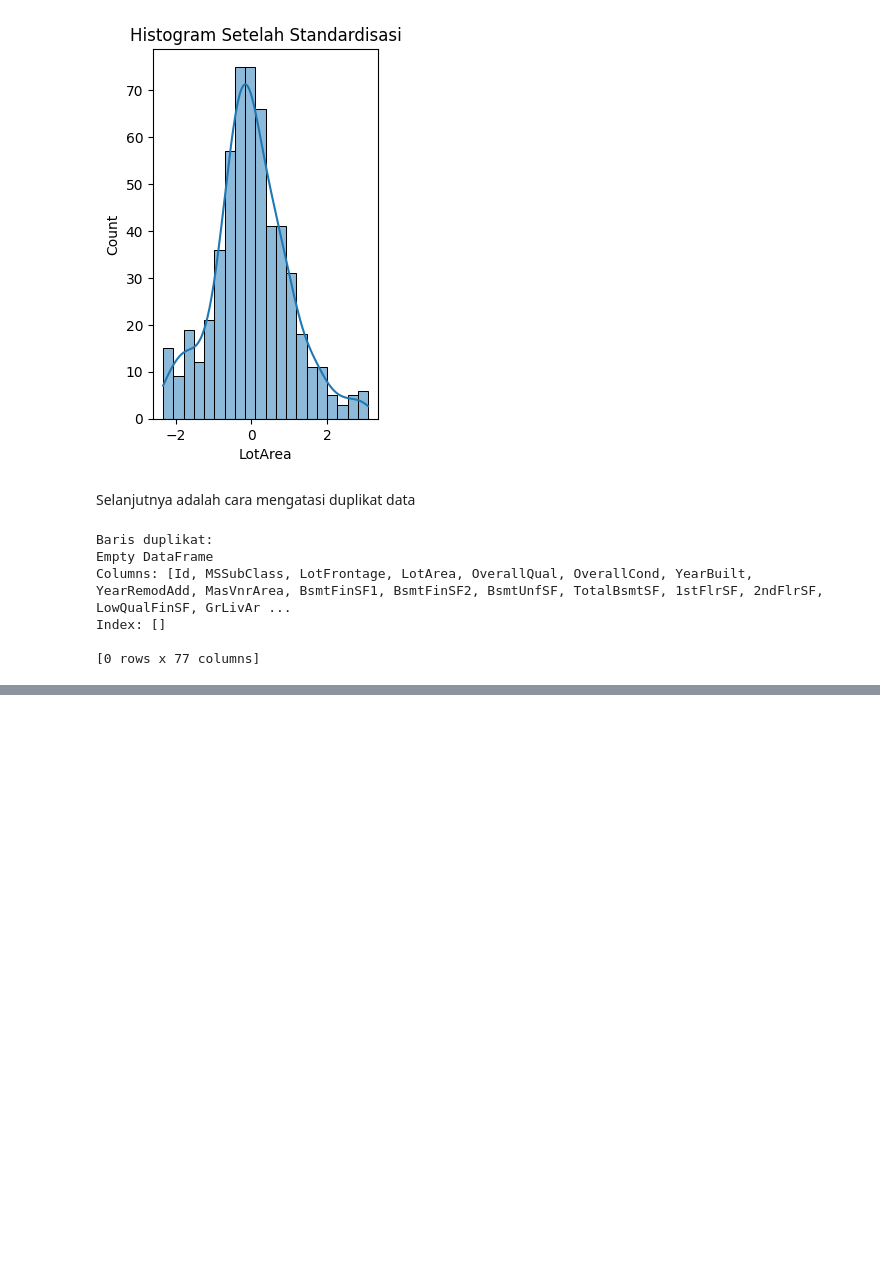
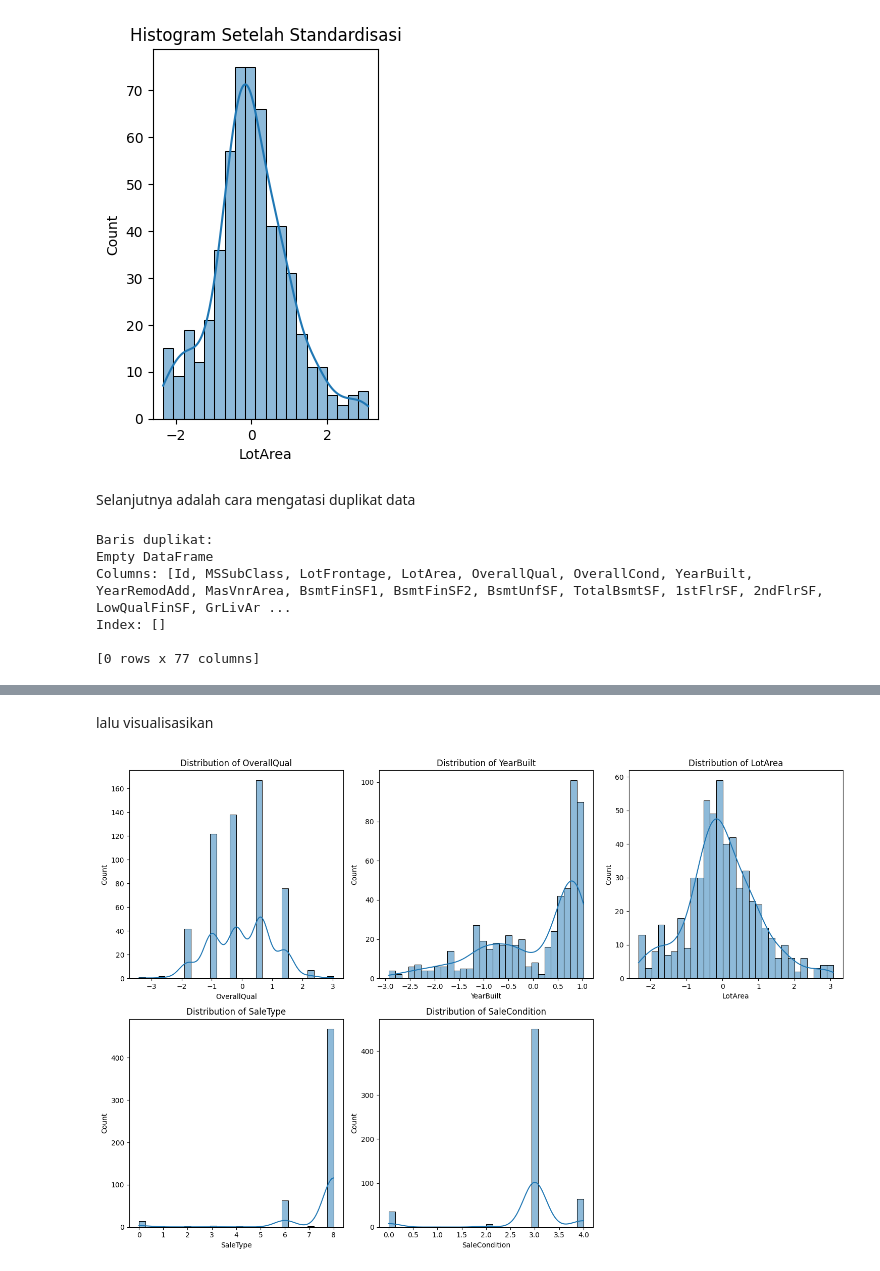
Before and after one commit to ruddypp/Latihan-machine-learning, a Jupyter notebook: Latihan_Machine_Learning_Workflow.ipynb, the cells around one changed output, grey strips where cells are left out. Drawn from its saved outputs; the diff is of its cells as text; code cells hidden in the pictures; blank space fills up the shorter version.

```diff
--- a/Latihan_Machine_Learning_Workflow.ipynb
+++ b/Latihan_Machine_Learning_Workflow.ipynb
@@ -260,0 +412,19 @@ LANJUT DI DUPLIKASI DATA YA
+# %% [markdown]
+lalu visualisasikan
+# %%
+import matplotlib.pyplot as plt
+import seaborn as sns
+
+# Visualisasi distribusi data untuk beberapa kolom
+columns_to_plot = ['OverallQual', 'YearBuilt', 'LotArea', 'SaleType', 'SaleCondition']
+
+plt.figure(figsize=(15, 10))
+for i, column in enumerate(columns_to_plot, 1):
+    plt.subplot(2, 3, i)
+    sns.histplot(df_lencoder[column], kde=True, bins=30)
+    plt.title(f'Distribution of {column}')
+
+plt.tight_layout()
+plt.show()
+# %% [output]
+[figure, added]
```
Also changed, not shown: parts of 29 cells of this notebook.
